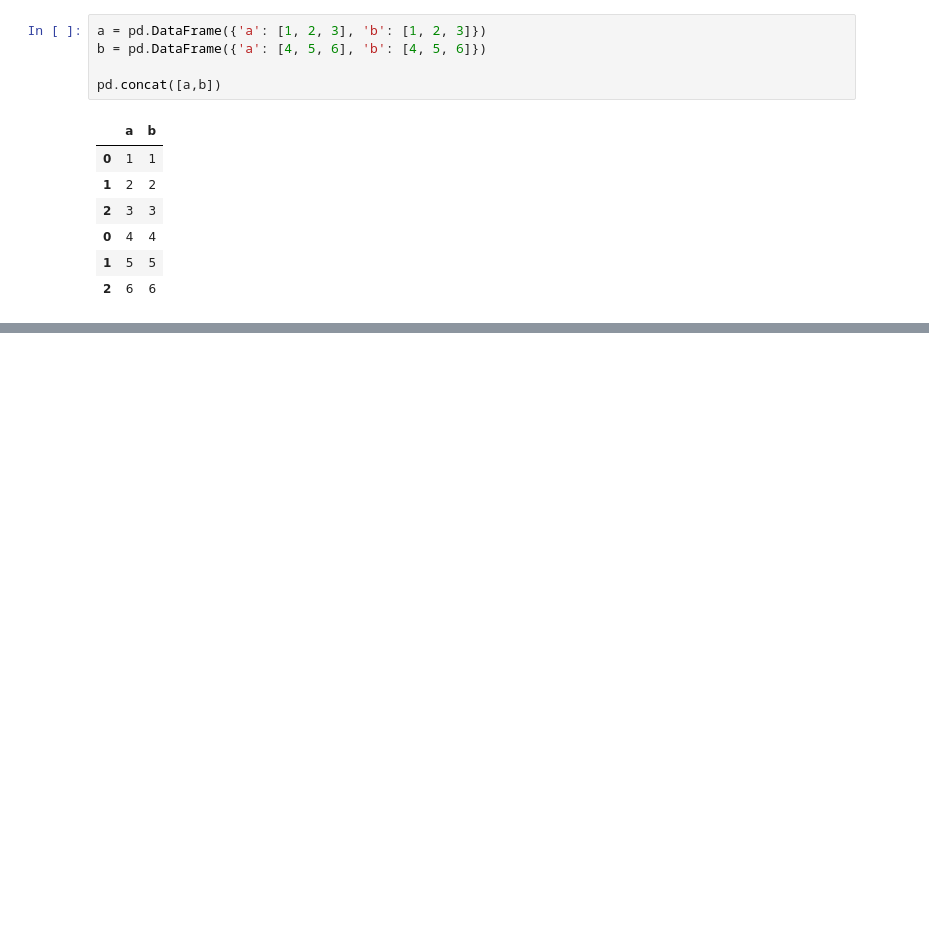
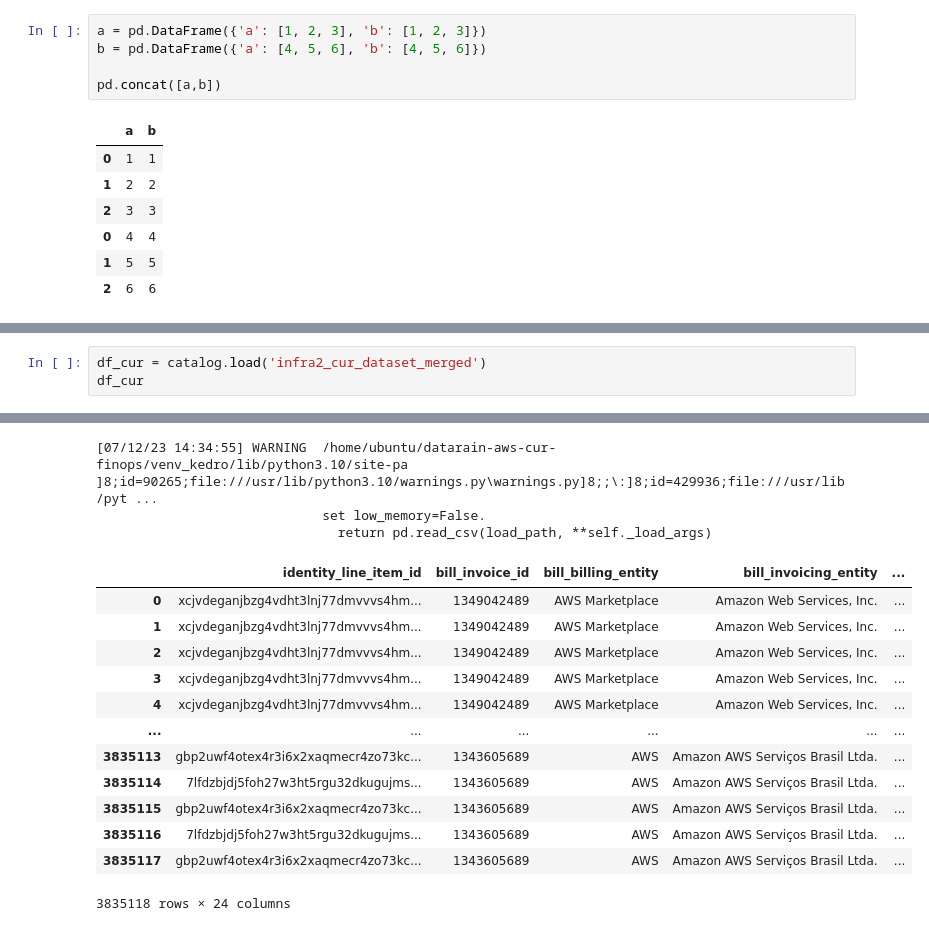
Before and after one commit to Azankiev/Kedro-pipeline, a Jupyter notebook: notebooks/04_generating_invoice.ipynb, the cells around one changed output, grey strips where cells are left out. Drawn from its saved outputs; the diff is of its cells as text; blank space fills up the shorter version.

```diff
--- a/notebooks/04_generating_invoice.ipynb
+++ b/notebooks/04_generating_invoice.ipynb
@@ -221,0 +248,4 @@ pd.concat([a,b])
+# %%
+df_cur = catalog.load('infra2_cur_dataset_merged')
+df_cur
+# %% [output]
@@ -221,0 +253,16 @@ pd.concat([a,b])
+[07/12/23 14:34:55] WARNING  /home/ubuntu/datarain-aws-cur-finops/venv_kedro/lib/python3.10/site-pa ]8;id=90265;file:///usr/lib/python3.10/warnings.py\warnings.py]8;;\:]8;id=429936;file:///usr/lib/pyt ...
+                             set low_memory=False.
+                               return pd.read_csv(load_path, **self._load_args)
+|  | identity_line_item_id | bill_invoice_id | bill_billing_entity | bill_invoicing_entity | ... |
+| 0 | xcjvdeganjbzg4vdht3lnj77dmvvvs4hm... | 1349042489 | AWS Marketplace | Amazon Web Services, Inc. | ... |
+| 1 | xcjvdeganjbzg4vdht3lnj77dmvvvs4hm... | 1349042489 | AWS Marketplace | Amazon Web Services, Inc. | ... |
+| 2 | xcjvdeganjbzg4vdht3lnj77dmvvvs4hm... | 1349042489 | AWS Marketplace | Amazon Web Services, Inc. | ... |
+| 3 | xcjvdeganjbzg4vdht3lnj77dmvvvs4hm... | 1349042489 | AWS Marketplace | Amazon Web Services, Inc. | ... |
+| 4 | xcjvdeganjbzg4vdht3lnj77dmvvvs4hm... | 1349042489 | AWS Marketplace | Amazon Web Services, Inc. | ... |
+| ... | ... | ... | ... | ... | ... |
+| 3835113 | gbp2uwf4otex4r3i6x2xaqmecr4zo73kc... | 1343605689 | AWS | Amazon AWS Serviços Brasil Ltda. | ... |
+| 3835114 | 7lfdzbjdj5foh27w3ht5rgu32dkugujms... | 1343605689 | AWS | Amazon AWS Serviços Brasil Ltda. | ... |
+| 3835115 | gbp2uwf4otex4r3i6x2xaqmecr4zo73kc... | 1343605689 | AWS | Amazon AWS Serviços Brasil Ltda. | ... |
+| 3835116 | 7lfdzbjdj5foh27w3ht5rgu32dkugujms... | 1343605689 | AWS | Amazon AWS Serviços Brasil Ltda. | ... |
+| 3835117 | gbp2uwf4otex4r3i6x2xaqmecr4zo73kc... | 1343605689 | AWS | Amazon AWS Serviços Brasil Ltda. | ... |
+3835118 rows × 24 columns
```
Also changed, not shown: parts of 37 cells of this notebook, 2 other files.
